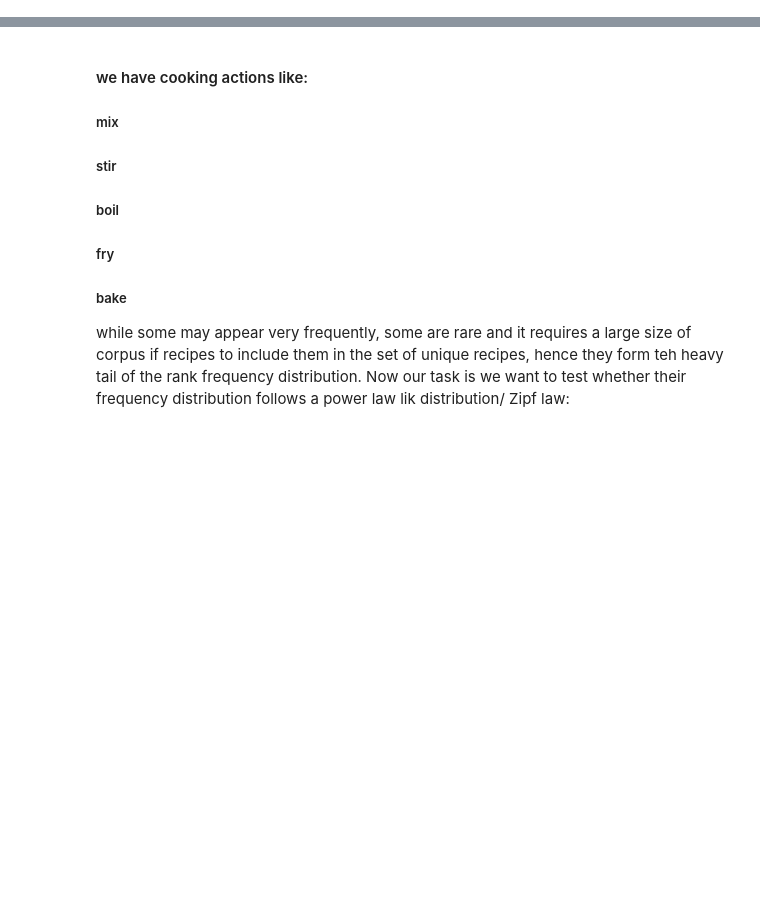
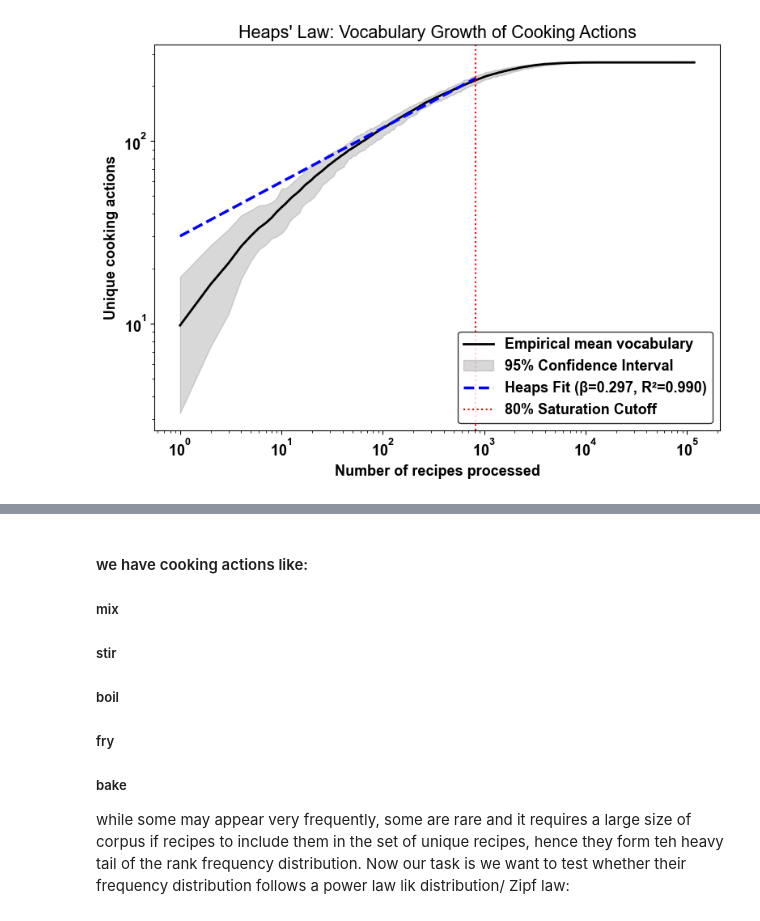
Before and after one commit to harsh23229/Universal-statistical-laws-governing-culinary-design, a Jupyter notebook: Cooking_Techniques_analysis_updated.ipynb, the cells around one changed output, grey strips where cells are left out. Cells and saved outputs as stored; diff of their text form; code cells hidden in the pictures; blank space fills up the shorter version.

```diff
--- a/Cooking_Techniques_analysis_updated.ipynb
+++ b/Cooking_Techniques_analysis_updated.ipynb
@@ -0,0 +103,83 @@
+# %%
+
+from scipy.optimize import curve_fit
+
+print("\n--- Processing Improved Heaps' law ---")
+
+# 1. Group actions by recipe
+recipe_groups = df_merged.groupby('recipe_no')['action_id'].apply(set).tolist()
+
+# 2. Increase simulations for better statistical stability
+num_simulations = 50
+num_recipes = len(recipe_groups)
+v_history = np.zeros((num_simulations, num_recipes))
+
+print(f"Simulating vocabulary growth over {num_simulations} permutations...")
+
+# 3. Permutation simulation
+for i in range(num_simulations):
+    np.random.seed(i) # Set seed for reproducibility across notebook runs
+    shuffled = np.random.permutation(recipe_groups)
+    unique_actions = set()
+    current_v = []
+
+    for r in shuffled:
+        unique_actions.update(r)
+        current_v.append(len(unique_actions))
+    v_history[i, :] = current_v
+
+x_recipes = np.arange(1, num_recipes + 1)
+y_mean = np.mean(v_history, axis=0)
+
+# Calculate strict 95% Confidence Intervals instead of standard deviation
+y_lower = np.percentile(v_history, 2.5, axis=0)
+y_upper = np.percentile(v_history, 97.5, axis=0)
+
+# 4. Fit only the pre-saturation growth region
+v_max = y_mean[-1]
+sat_idx = int(np.argmax(y_mean >= 0.80 * v_max))
+sat_idx = max(sat_idx, 10)
+
+x_fit = x_recipes[:sat_idx]
+y_fit = y_mean[:sat_idx]
+
+def heaps_model(n, K, beta):
+    return K * (n ** beta)
+
+# 5. Direct non-linear curve_fit (replaces biased polyfit)
+popt, pcov = curve_fit(heaps_model, x_fit, y_fit, p0=[10, 0.5])
+K_fit, beta_fit = popt
+
+# Calculate R-squared for Goodness of Fit
+residuals = y_fit - heaps_model(x_fit, *popt)
+ss_res = np.sum(residuals**2)
+ss_tot = np.sum((y_fit - np.mean(y_fit))**2)
+r_squared = 1 - (ss_res / ss_tot)
+
+print(f"Improved Heaps exponent (β): {beta_fit:.4f}")
+print(f"Fitted K: {K_fit:.4f}")
+print(f"Goodness of fit (R²): {r_squared:.4f}")
+
+# 6. Improved Visualization
+fig, ax = plt.subplots(figsize=(8, 6))
+
+ax.plot(x_recipes, y_mean, color='black', linewidth=2, label='Empirical mean vocabulary')
+ax.fill_between(x_recipes, y_lower, y_upper, color='gray', alpha=0.3, label='95% Confidence Interval')
+
+ax.plot(x_fit, heaps_model(x_fit, K_fit, beta_fit), color='blue', linestyle='--', linewidth=2.5,
+        label=f'Heaps Fit (β={beta_fit:.3f}, R²={r_squared:.3f})')
+
+# Add a visual marker for where the data saturates
+ax.axvline(x=x_recipes[sat_idx], color='red', linestyle=':', label='80% Saturation Cutoff')
+
+ax.set_xscale('log')
+ax.set_yscale('log')
+ax.set_xlabel("Number of recipes processed", fontweight="bold")
+ax.set_ylabel("Unique cooking actions", fontweight="bold")
+format_axes(ax)
+
+plt.title("Heaps' Law: Vocabulary Growth of Cooking Actions")
+plt.tight_layout()
+plt.savefig("heaps_law_improved.png", dpi=300, bbox_inches="tight")
+plt.show()
+# %% [output]
@@ -0,0 +191 @@
+[figure, added]
```
Also changed, not shown: parts of 4 cells of this notebook, 20 other files.
